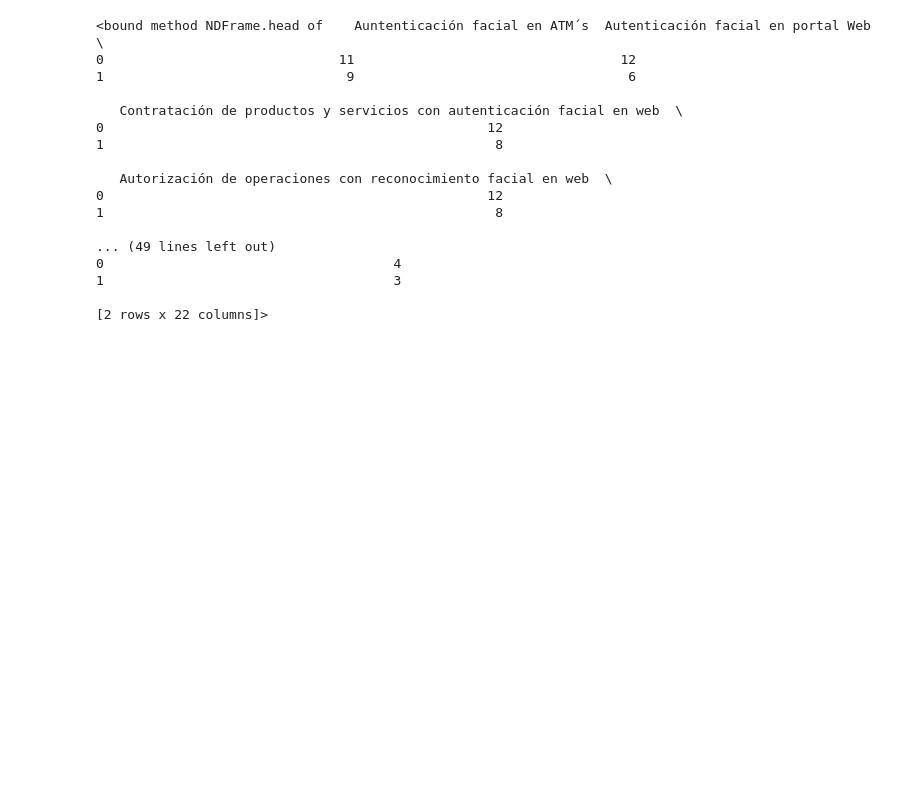
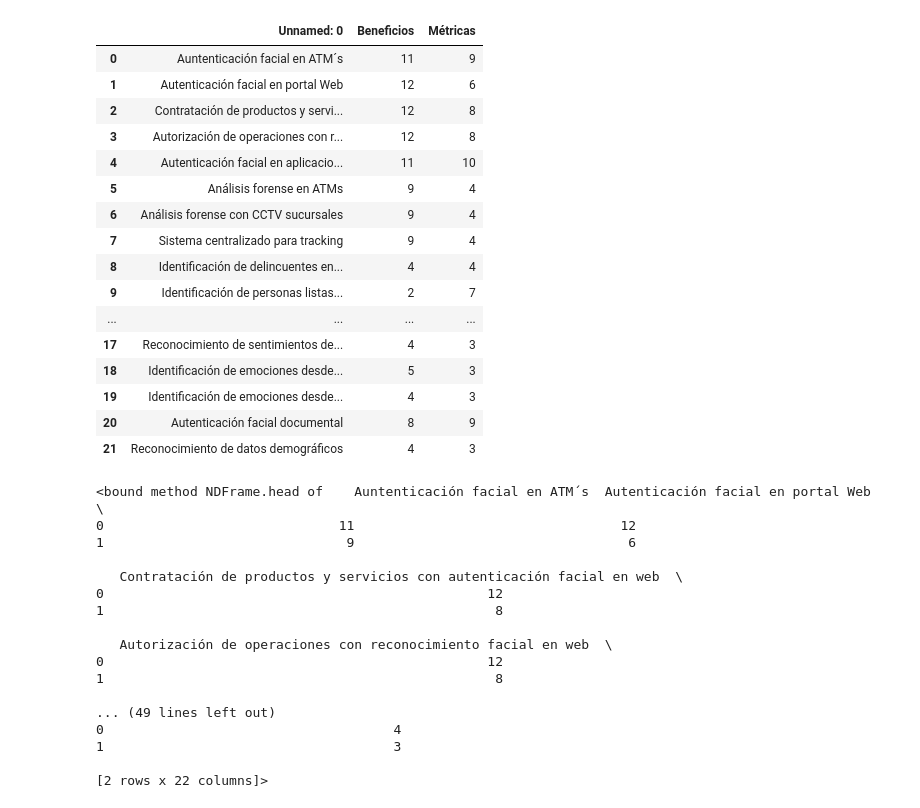
Before and after one commit to SPQR14/PythonBootcamp, a Jupyter notebook: RF/Mapa de calor RF.ipynb, the cells around one changed output. Saved outputs shown, nothing was run; the diff lists cells and outputs as text; code cells hidden in the pictures; blank space fills up the shorter version.

Commit message:
Commit para trabajar

```diff
--- a/RF/Mapa de calor RF.ipynb
+++ b/RF/Mapa de calor RF.ipynb
@@ -5 +8,23 @@ import seaborn as sns
+# %%
+beneficios_metricas = pd.read_csv("beneficios_metricas.csv", sep = ',', encoding = "utf8")
+# %%
+beneficios_metricas
+# %% [output]
+|  | Unnamed: 0 | Beneficios | Métricas |
+| 0 | Auntenticación facial en ATM´s | 11 | 9 |
+| 1 | Autenticación facial en portal Web | 12 | 6 |
+| 2 | Contratación de productos y servi... | 12 | 8 |
+| 3 | Autorización de operaciones con r... | 12 | 8 |
+| 4 | Autenticación facial en aplicacio... | 11 | 10 |
+| 5 | Análisis forense en ATMs | 9 | 4 |
+| 6 | Análisis forense con CCTV sucursales | 9 | 4 |
+| 7 | Sistema centralizado para tracking | 9 | 4 |
+| 8 | Identificación de delincuentes en... | 4 | 4 |
+| 9 | Identificación de personas listas... | 2 | 7 |
+| ... | ... | ... | ... |
+| 17 | Reconocimiento de sentimientos de... | 4 | 3 |
+| 18 | Identificación de emociones desde... | 5 | 3 |
+| 19 | Identificación de emociones desde... | 4 | 3 |
+| 20 | Autenticación facial documental | 8 | 9 |
+| 21 | Reconocimiento de datos demográficos | 4 | 3 |
 # %%
```
Also changed, not shown: parts of 10 cells of this notebook, 3 other files.
